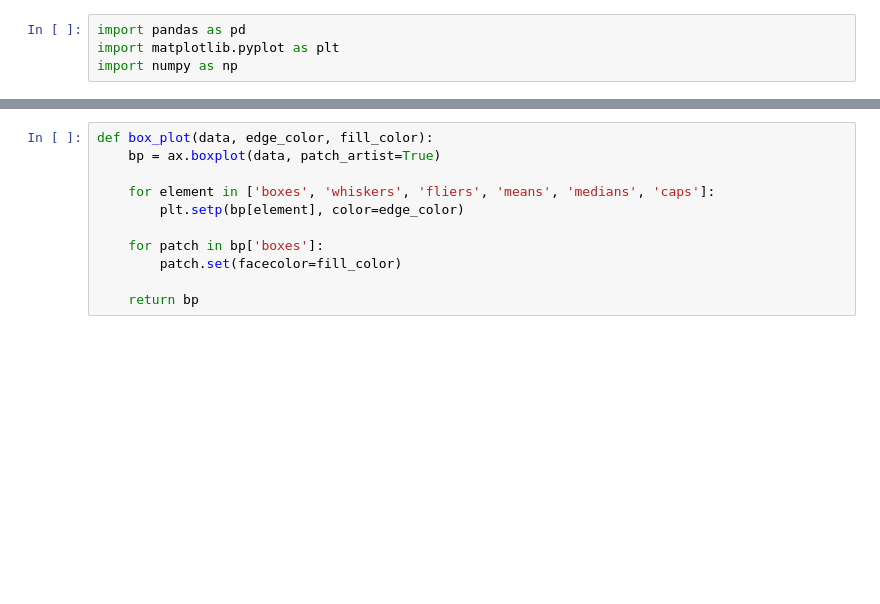
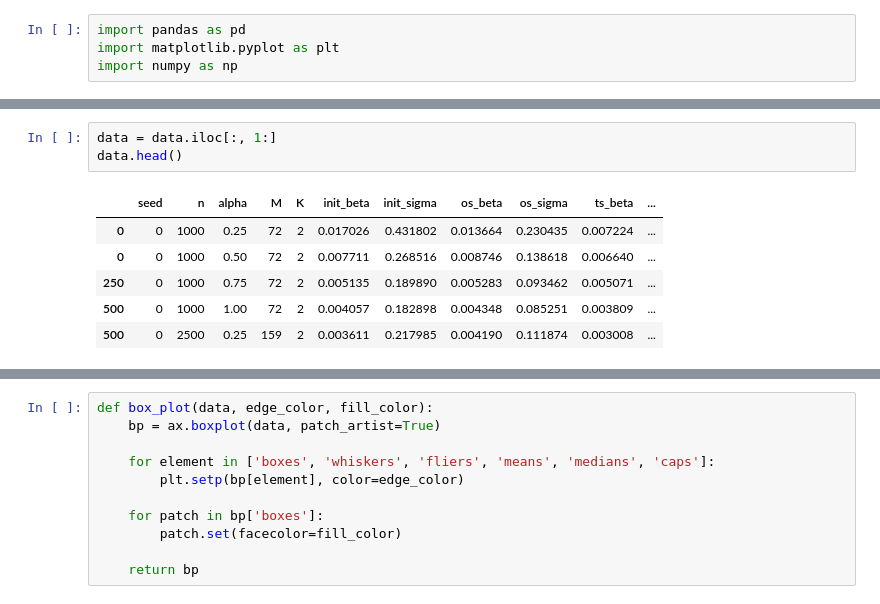
Before and after one commit to Helenology/Paper_Crowdsourcing, a Jupyter notebook: codes/plot_results.ipynb, the cells around one changed output, grey strips where cells are left out. Saved outputs shown, nothing was run; the diff lists cells and outputs as text; blank space fills up the shorter version.

```diff
--- a/codes/plot_results.ipynb
+++ b/codes/plot_results.ipynb
@@ -17,0 +35,10 @@ a.head()
+# %%
+data = data.iloc[:, 1:]
+data.head()
+# %% [output]
+|  | seed | n | alpha | M | K | init_beta | init_sigma | os_beta | os_sigma | ts_beta | ... |
+| 0 | 0 | 1000 | 0.25 | 72 | 2 | 0.017026 | 0.431802 | 0.013664 | 0.230435 | 0.007224 | ... |
+| 0 | 0 | 1000 | 0.50 | 72 | 2 | 0.007711 | 0.268516 | 0.008746 | 0.138618 | 0.006640 | ... |
+| 250 | 0 | 1000 | 0.75 | 72 | 2 | 0.005135 | 0.189890 | 0.005283 | 0.093462 | 0.005071 | ... |
+| 500 | 0 | 1000 | 1.00 | 72 | 2 | 0.004057 | 0.182898 | 0.004348 | 0.085251 | 0.003809 | ... |
+| 500 | 0 | 2500 | 0.25 | 159 | 2 | 0.003611 | 0.217985 | 0.004190 | 0.111874 | 0.003008 | ... |
```
Also changed, not shown: parts of 13 cells of this notebook, 11 other files.
